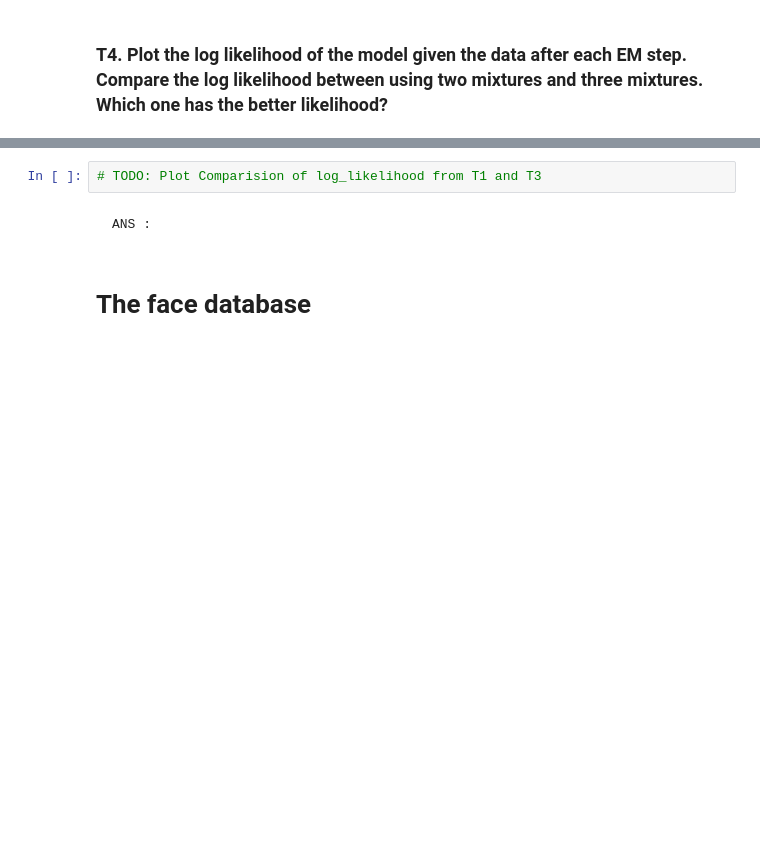
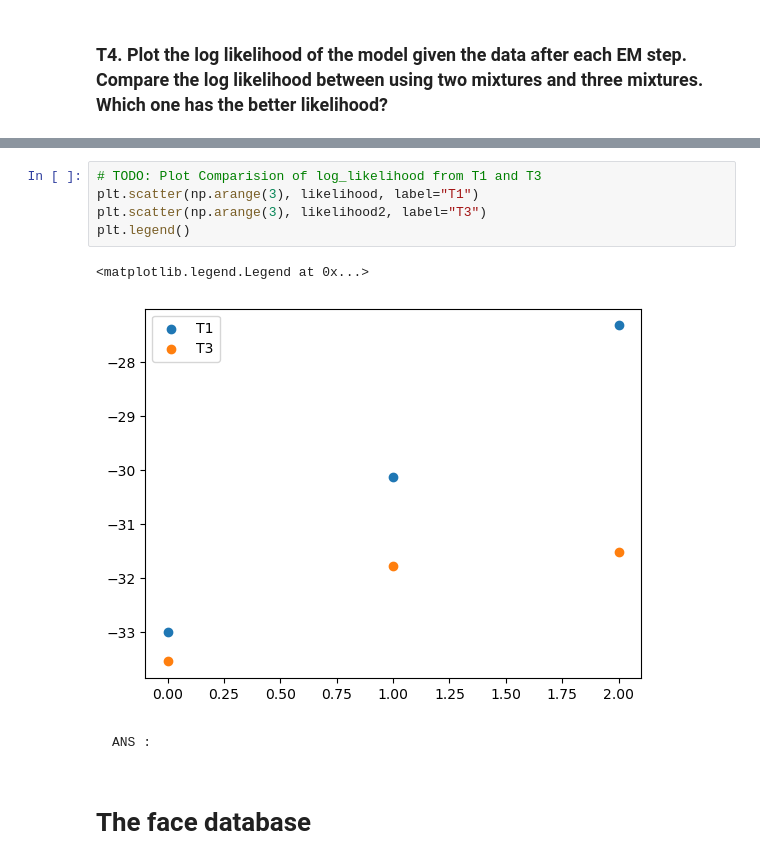
Before and after one commit to Mond45/pattern_recognition, a Jupyter notebook: hw3/HW3_Fisherfaces(student).ipynb, the cells around one changed output, grey strips where cells are left out. Drawn from its saved outputs; the diff is of its cells as text; blank space fills up the shorter version.

```diff
--- a/hw3/HW3_Fisherfaces(student).ipynb
+++ b/hw3/HW3_Fisherfaces(student).ipynb
@@ -127,5 +191,11 @@ log_prob_list2 = ...
 # %%
 # TODO: Plot Comparision of log_likelihood from T1 and T3
+plt.scatter(np.arange(3), likelihood, label="T1")
+plt.scatter(np.arange(3), likelihood2, label="T3")
+plt.legend()
+# %% [output]
+<matplotlib.legend.Legend at 0x...>
+[figure, added]
 # %% [markdown]
     ANS :
 # %% [markdown]
```
Also changed, not shown: parts of 44 cells of this notebook.
